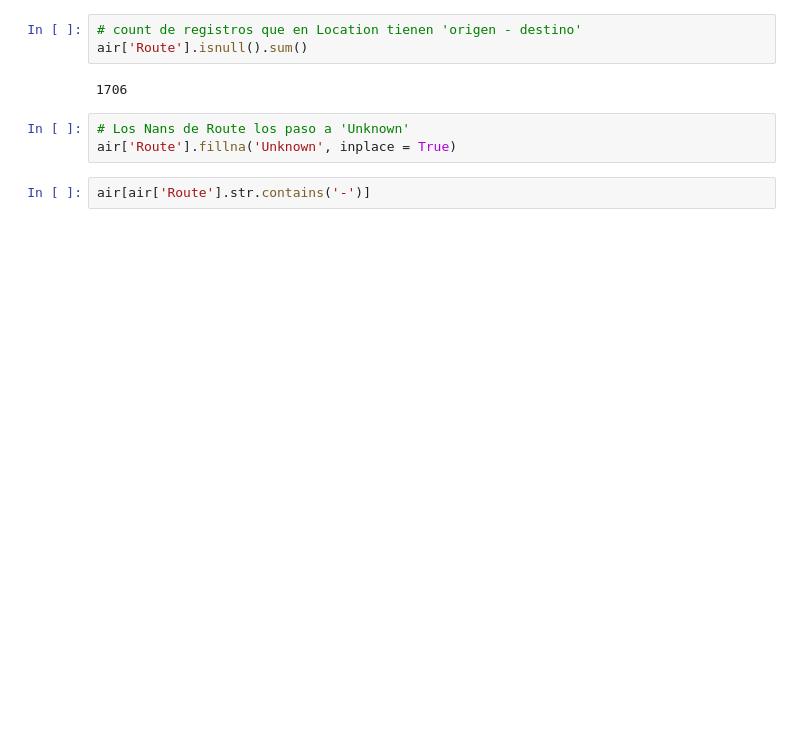
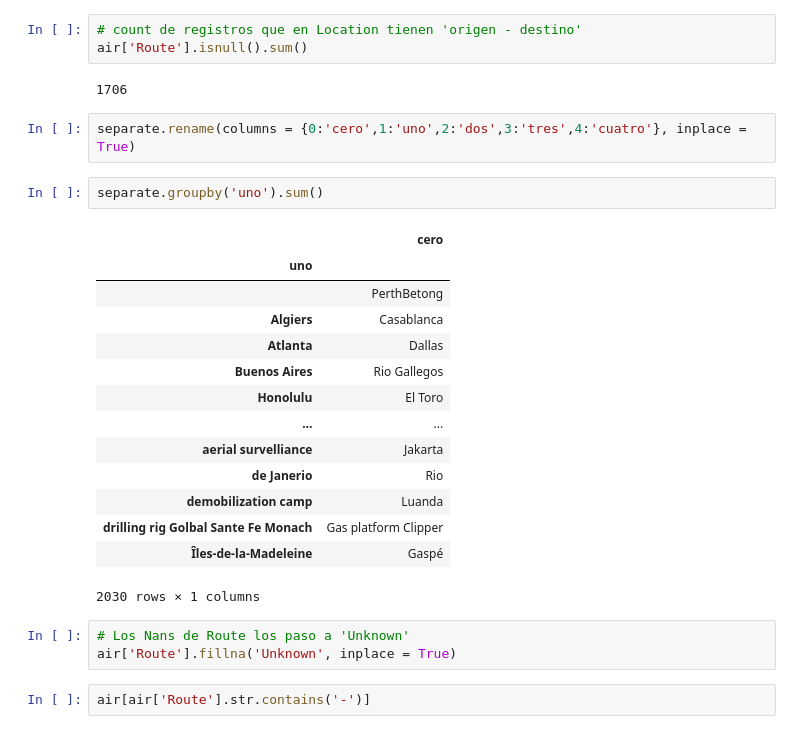
Before and after one commit to Ant14DS/Bootcamp_DATA_SCIENCE, a Jupyter notebook: Proyecto_EDA/Aircrash_Investigation.ipynb, the cells around one changed output. Cells and saved outputs as stored; diff of their text form; blank space fills up the shorter version.

```diff
--- a/Proyecto_EDA/Aircrash_Investigation.ipynb
+++ b/Proyecto_EDA/Aircrash_Investigation.ipynb
@@ -286,6 +372,25 @@ air.groupby('Route')[['unos']].sum().sort_values('unos',ascending = False).head(
 air['Route'].isnull().sum()
 # %% [output]
 1706
+# %%
+separate.rename(columns = {0:'cero',1:'uno',2:'dos',3:'tres',4:'cuatro'}, inplace = True)
+# %%
+separate.groupby('uno').sum()
+# %% [output]
+|  | cero |
+| uno |  |
+|  | PerthBetong |
+| Algiers | Casablanca |
+| Atlanta | Dallas |
+| Buenos Aires | Rio Gallegos |
+| Honolulu | El Toro |
+| ... | ... |
+| aerial survelliance | Jakarta |
+| de Janerio | Rio |
+| demobilization camp | Luanda |
+| drilling rig Golbal Sante Fe Monach | Gas platform Clipper |
+| Îles-de-la-Madeleine | Gaspé |
+2030 rows × 1 columns
 # %%
 # Los Nans de Route los paso a 'Unknown'
 air['Route'].fillna('Unknown', inplace = True)
```
Also changed, not shown: parts of 26 cells of this notebook, 15 other files.
